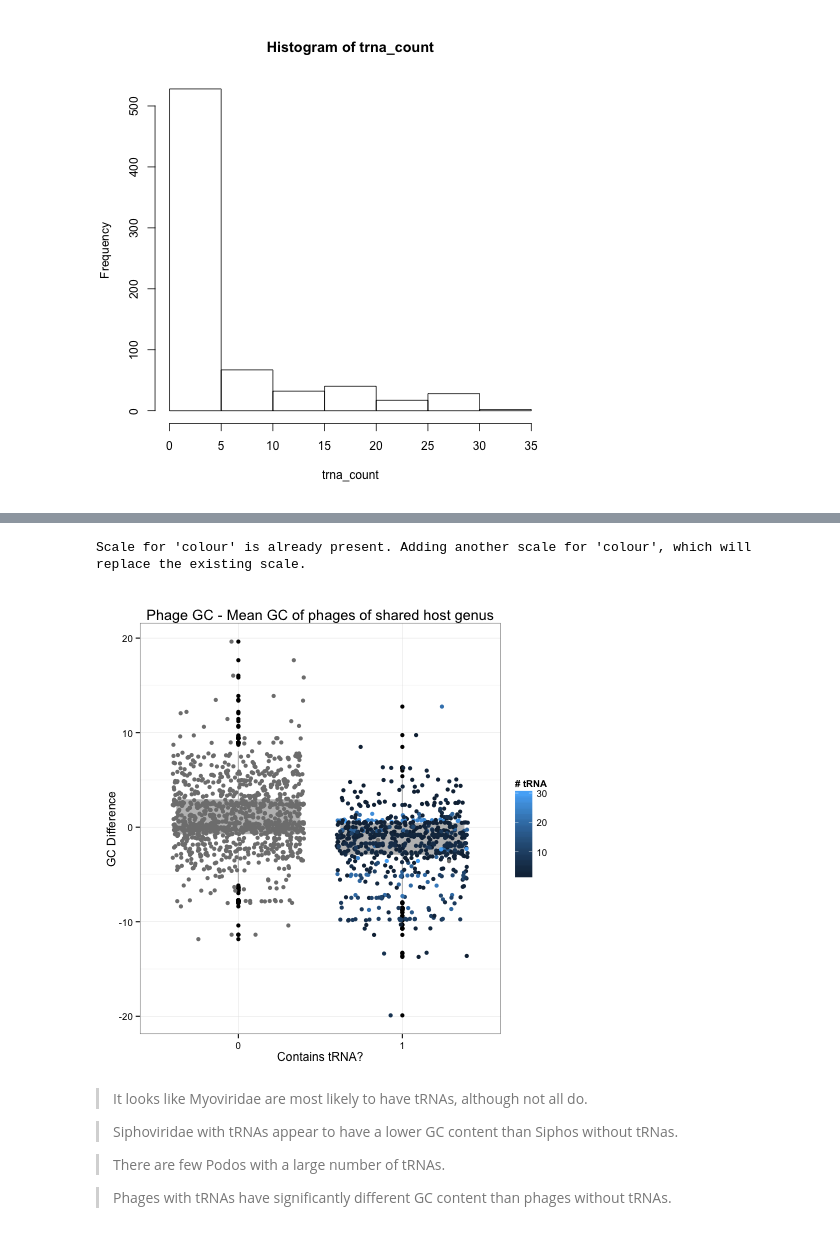
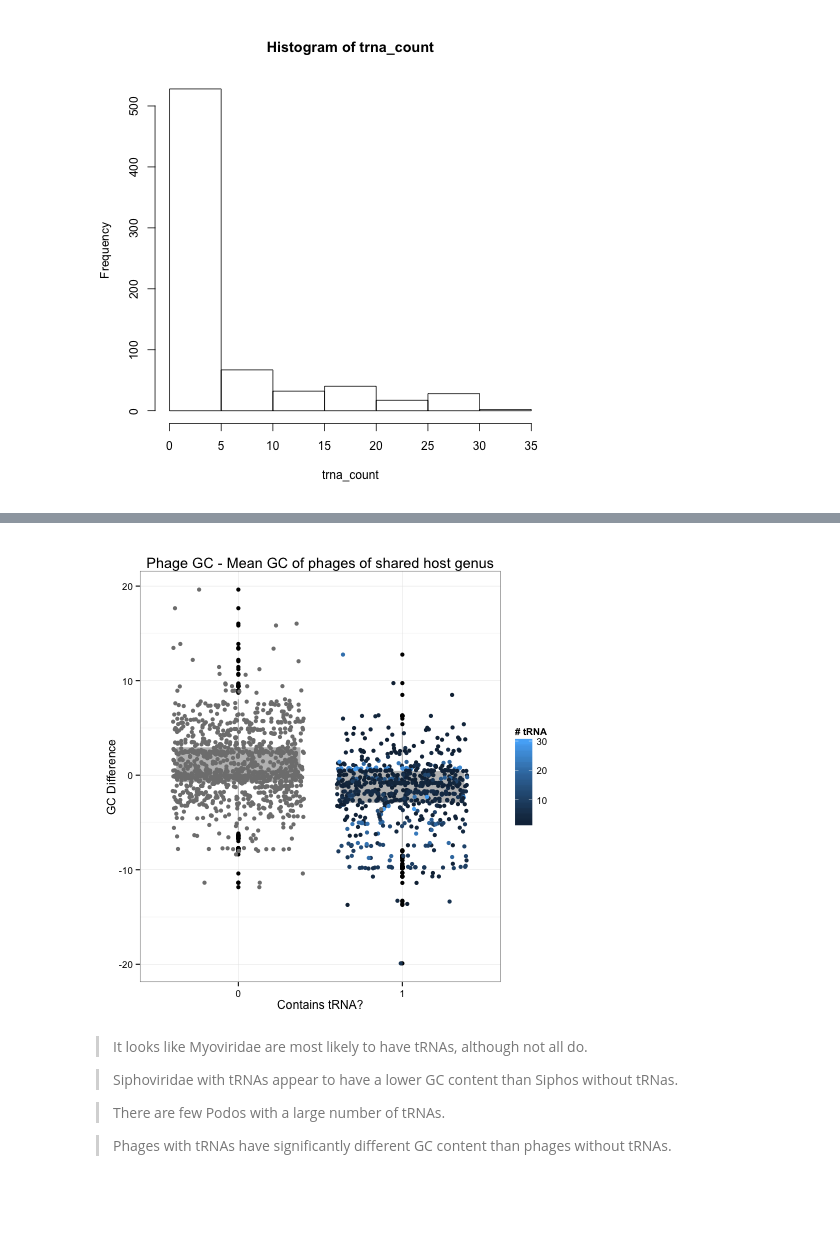
Before and after one commit to juliambrosman/tRNA_info, a Jupyter notebook: BulkAnalysis.ipynb, the cells around one changed output, grey strips where cells are left out. Cells and saved outputs as stored; diff of their text form; code cells hidden in the pictures; blank space fills up the shorter version.

```diff
--- a/BulkAnalysis.ipynb
+++ b/BulkAnalysis.ipynb
@@ -277,11 +303,10 @@ mean of x mean of y
 # %%
 %%R
 c3<-ggplot(thi, aes(as.factor(trna_binary), gc_dif))+geom_boxplot(color="grey", fill="grey", point="grey")+geom_jitter(aes(color=(trna_count)))+theme_bw()
-c3<-c3+scale_colour_gradient(limits=c(1,30))+scale_colour_gradient(limits=c(1,30))+labs(title="Phage GC - Mean GC of phages of shared host genus", y="GC Difference", x="Contains tRNA?", color="# tRNA", size="# tRNA")
+c3<-c3+scale_colour_gradient(limits=c(1,30))+labs(title="Phage GC - Mean GC of phages of shared host genus", y="GC Difference", x="Contains tRNA?", color="# tRNA", size="# tRNA")
 plot(c3)
 # %% [output]
-Scale for 'colour' is already present. Adding another scale for 'colour', which will replace the existing scale.
-[figure, old version]
+[figure, new version]
 # %% [markdown]
 >It looks like Myoviridae are most likely to have tRNAs, although not all do.
 
```
Also changed, not shown: parts of 26 cells of this notebook, 2 other files.
